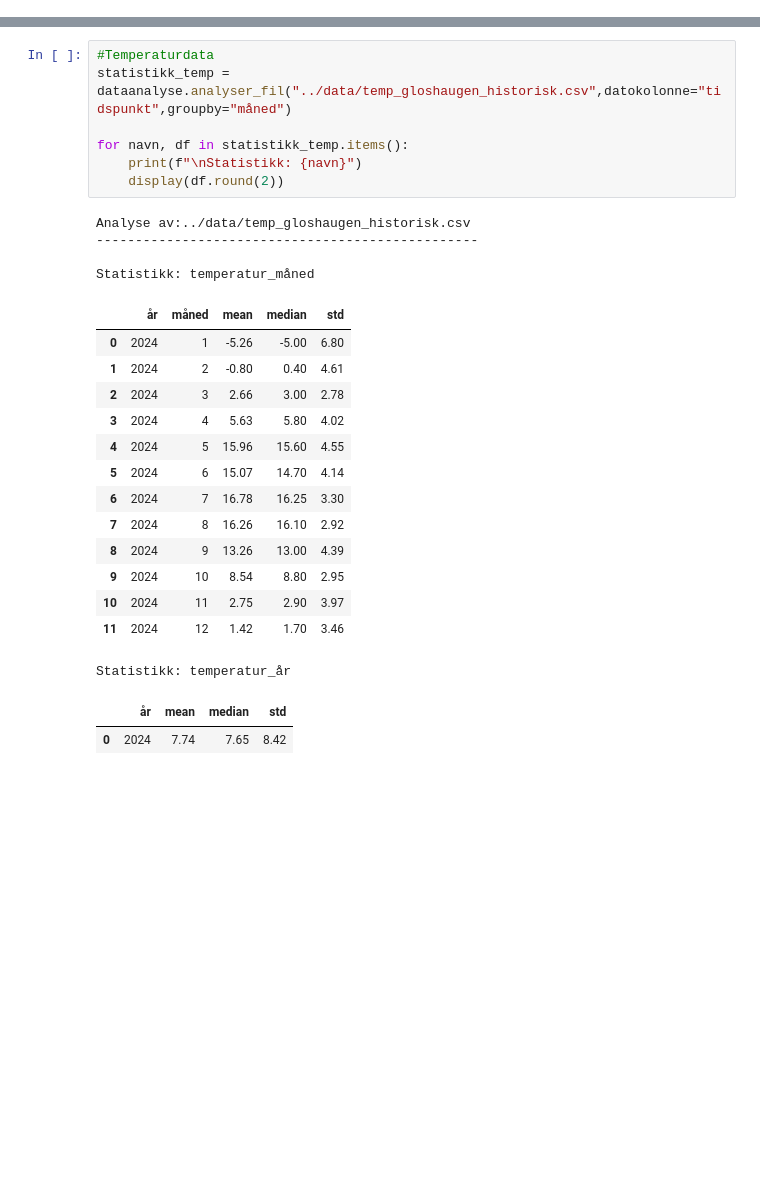
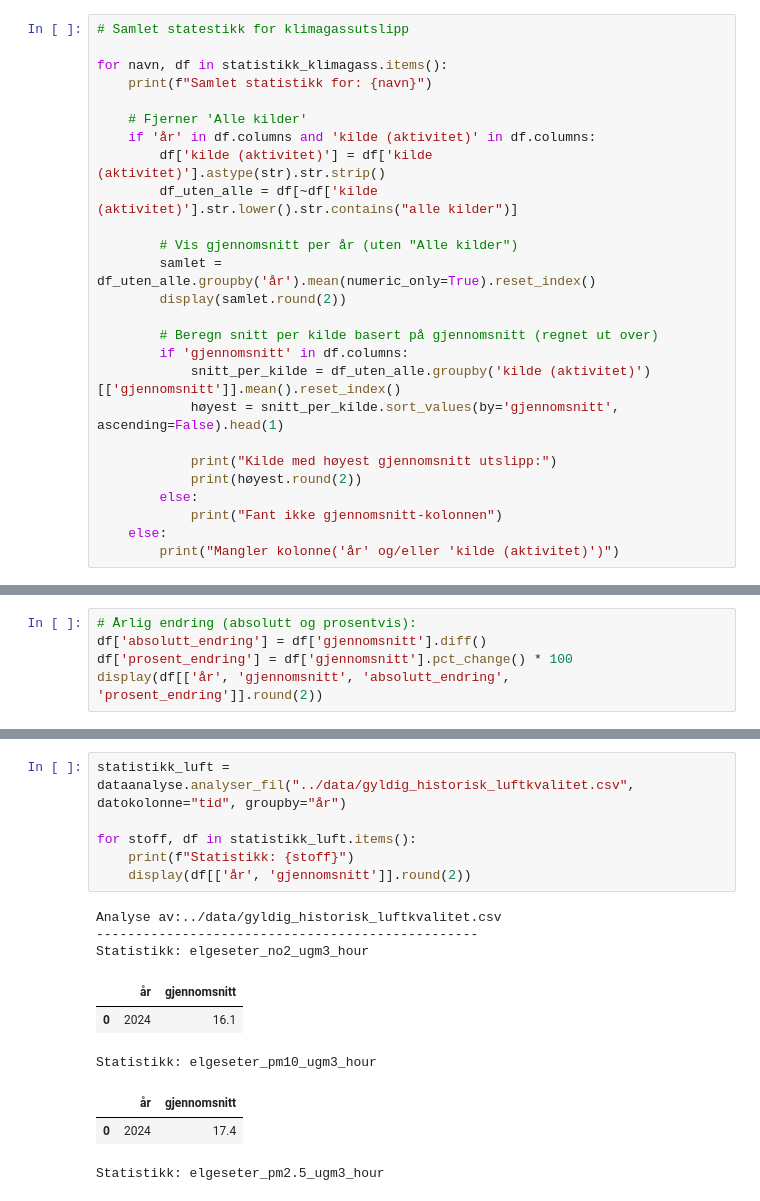
Before and after one commit to idunnbh/Mappe, a Jupyter notebook: notebooks/dataanalyse.ipynb, the cells around one changed output, grey strips where cells are left out. Drawn from its saved outputs; the diff is of its cells as text; blank space fills up the shorter version.

Commit message:
Analyse av data

```diff
--- a/notebooks/dataanalyse.ipynb
+++ b/notebooks/dataanalyse.ipynb
@@ -10,0 +256,26 @@ importlib.reload(dataanalyse)
+# %%
+# Samlet statestikk for klimagassutslipp
+
+for navn, df in statistikk_klimagass.items():
+    print(f"Samlet statistikk for: {navn}")
+
+    # Fjerner 'Alle kilder'
+    if 'år' in df.columns and 'kilde (aktivitet)' in df.columns:
+        df['kilde (aktivitet)'] = df['kilde (aktivitet)'].astype(str).str.strip()
+        df_uten_alle = df[~df['kilde (aktivitet)'].str.lower().str.contains("alle kilder")]
+
+        # Vis gjennomsnitt per år (uten "Alle kilder")
+        samlet = df_uten_alle.groupby('år').mean(numeric_only=True).reset_index()
+        display(samlet.round(2))
+
+        # Beregn snitt per kilde basert på gjennomsnitt (regnet ut over)
+        if 'gjennomsnitt' in df.columns:
+            snitt_per_kilde = df_uten_alle.groupby('kilde (aktivitet)')[['gjennomsnitt']].mean().reset_index()
+            høyest = snitt_per_kilde.sort_values(by='gjennomsnitt', ascending=False).head(1)
+
+            print("Kilde med høyest gjennomsnitt utslipp:")
+            print(høyest.round(2))
+        else:
+            print("Fant ikke gjennomsnitt-kolonnen")
+    else:
+        print("Mangler kolonne('år' og/eller 'kilde (aktivitet)')")
@@ -10,0 +304,5 @@ importlib.reload(dataanalyse)
+# %%
+# Årlig endring (absolutt og prosentvis):
+df['absolutt_endring'] = df['gjennomsnitt'].diff()
+df['prosent_endring'] = df['gjennomsnitt'].pct_change() * 100
+display(df[['år', 'gjennomsnitt', 'absolutt_endring', 'prosent_endring']].round(2))
@@ -11,28 +353,16 @@ importlib.reload(dataanalyse)
 # %%
-#Temperaturdata
-statistikk_temp = dataanalyse.analyser_fil("../data/temp_gloshaugen_historisk.csv",datokolonne="tidspunkt",groupby="måned")
+statistikk_luft = dataanalyse.analyser_fil("../data/gyldig_historisk_luftkvalitet.csv", datokolonne="tid", groupby="år")
 
-for navn, df in statistikk_temp.items():
-    print(f"\nStatistikk: {navn}")
-    display(df.round(2))
+for stoff, df in statistikk_luft.items():
+    print(f"Statistikk: {stoff}")
+    display(df[['år', 'gjennomsnitt']].round(2))
 # %% [output]
-Analyse av:../data/temp_gloshaugen_historisk.csv
+Analyse av:../data/gyldig_historisk_luftkvalitet.csv
 -------------------------------------------------
-
-Statistikk: temperatur_måned
+Statistikk: elgeseter_no2_ugm3_hour
-|  | år | måned | mean | median | std |
-| 0 | 2024 | 1 | -5.26 | -5.00 | 6.80 |
-| 1 | 2024 | 2 | -0.80 | 0.40 | 4.61 |
-| 2 | 2024 | 3 | 2.66 | 3.00 | 2.78 |
-| 3 | 2024 | 4 | 5.63 | 5.80 | 4.02 |
-| 4 | 2024 | 5 | 15.96 | 15.60 | 4.55 |
-| 5 | 2024 | 6 | 15.07 | 14.70 | 4.14 |
-| 6 | 2024 | 7 | 16.78 | 16.25 | 3.30 |
-| 7 | 2024 | 8 | 16.26 | 16.10 | 2.92 |
-| 8 | 2024 | 9 | 13.26 | 13.00 | 4.39 |
-| 9 | 2024 | 10 | 8.54 | 8.80 | 2.95 |
-| 10 | 2024 | 11 | 2.75 | 2.90 | 3.97 |
-| 11 | 2024 | 12 | 1.42 | 1.70 | 3.46 |
+|  | år | gjennomsnitt |
+| 0 | 2024 | 16.1 |
-Statistikk: temperatur_år
+Statistikk: elgeseter_pm10_ugm3_hour
-|  | år | mean | median | std |
-| 0 | 2024 | 7.74 | 7.65 | 8.42 |
+|  | år | gjennomsnitt |
+| 0 | 2024 | 17.4 |
+Statistikk: elgeseter_pm2.5_ugm3_hour
```
Also changed, not shown: parts of 15 cells of this notebook, 1 other file.
